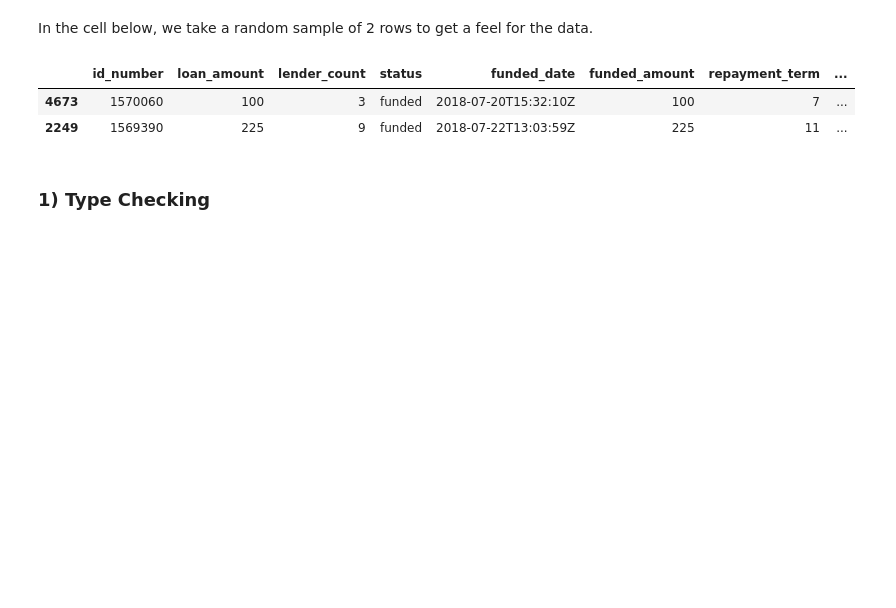
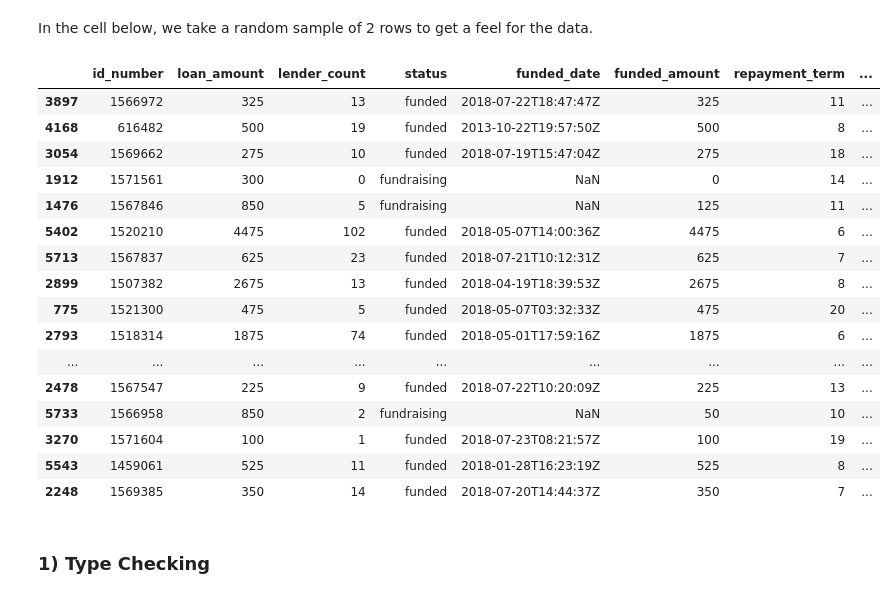
Before and after one commit to iElasri/machine_learning_for_good, a Jupyter notebook: module_1_introduction/1_3_loading_and_understanding_data.ipynb, the cells around one changed output. Drawn from its saved outputs; the diff is of its cells as text; code cells hidden in the pictures; blank space fills up the shorter version.

```diff
--- a/module_1_introduction/1_3_loading_and_understanding_data.ipynb
+++ b/module_1_introduction/1_3_loading_and_understanding_data.ipynb
@@ -48,11 +46,25 @@ except FileNotFoundError:
 # %% [markdown]
 In the cell below, we take a random sample of 2 rows to get a feel for the data.
 # %%
-df.sample(n=2)
+df.sample(n=18)
 # %% [output]
 |  | id_number | loan_amount | lender_count | status | funded_date | funded_amount | repayment_term | ... |
-| 4673 | 1570060 | 100 | 3 | funded | 2018-07-20T15:32:10Z | 100 | 7 | ... |
-| 2249 | 1569390 | 225 | 9 | funded | 2018-07-22T13:03:59Z | 225 | 11 | ... |
+| 3897 | 1566972 | 325 | 13 | funded | 2018-07-22T18:47:47Z | 325 | 11 | ... |
+| 4168 | 616482 | 500 | 19 | funded | 2013-10-22T19:57:50Z | 500 | 8 | ... |
+| 3054 | 1569662 | 275 | 10 | funded | 2018-07-19T15:47:04Z | 275 | 18 | ... |
+| 1912 | 1571561 | 300 | 0 | fundraising | NaN | 0 | 14 | ... |
+| 1476 | 1567846 | 850 | 5 | fundraising | NaN | 125 | 11 | ... |
+| 5402 | 1520210 | 4475 | 102 | funded | 2018-05-07T14:00:36Z | 4475 | 6 | ... |
+| 5713 | 1567837 | 625 | 23 | funded | 2018-07-21T10:12:31Z | 625 | 7 | ... |
+| 2899 | 1507382 | 2675 | 13 | funded | 2018-04-19T18:39:53Z | 2675 | 8 | ... |
+| 775 | 1521300 | 475 | 5 | funded | 2018-05-07T03:32:33Z | 475 | 20 | ... |
+| 2793 | 1518314 | 1875 | 74 | funded | 2018-05-01T17:59:16Z | 1875 | 6 | ... |
+| ... | ... | ... | ... | ... | ... | ... | ... | ... |
+| 2478 | 1567547 | 225 | 9 | funded | 2018-07-22T10:20:09Z | 225 | 13 | ... |
+| 5733 | 1566958 | 850 | 2 | fundraising | NaN | 50 | 10 | ... |
+| 3270 | 1571604 | 100 | 1 | funded | 2018-07-23T08:21:57Z | 100 | 19 | ... |
+| 5543 | 1459061 | 525 | 11 | funded | 2018-01-28T16:23:19Z | 525 | 8 | ... |
+| 2248 | 1569385 | 350 | 14 | funded | 2018-07-20T14:44:37Z | 350 | 7 | ... |
 # %% [markdown]
 ### 1) Type Checking
 <a id='type_check'></a>
```
Also changed, not shown: parts of 5 cells of this notebook, 1 other file.
